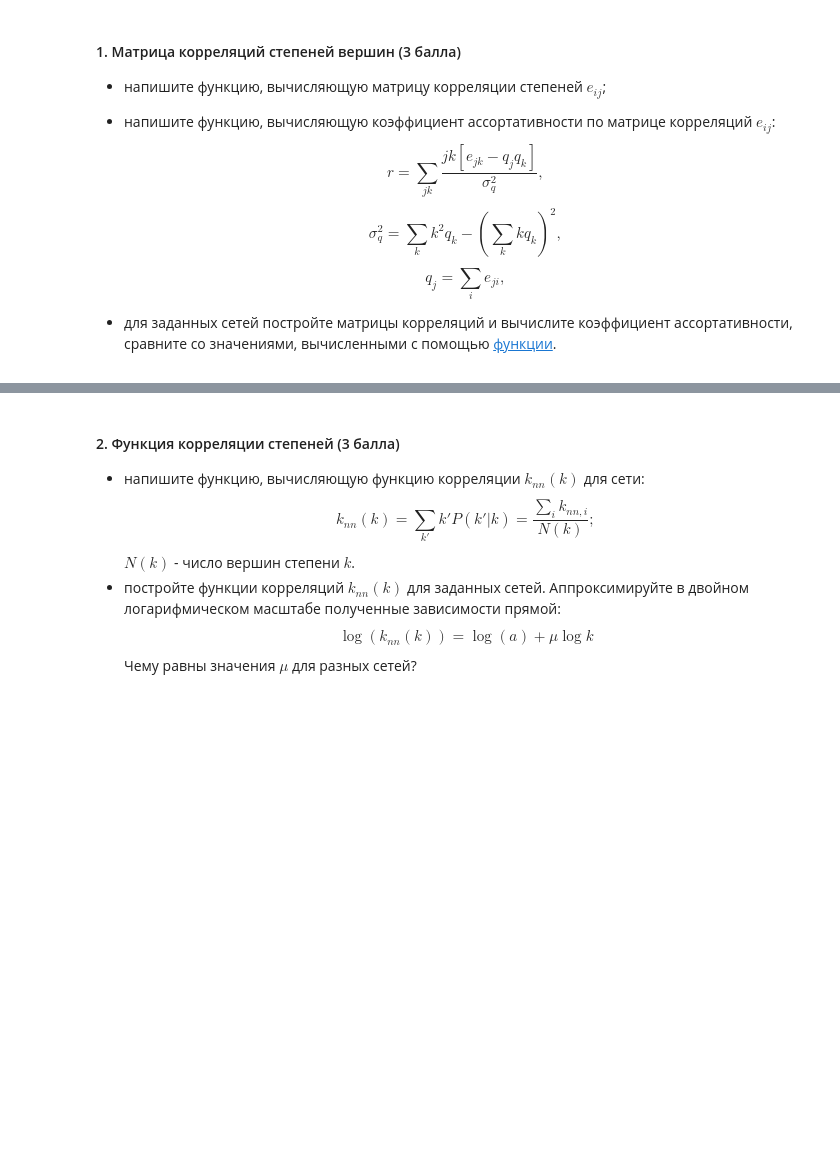
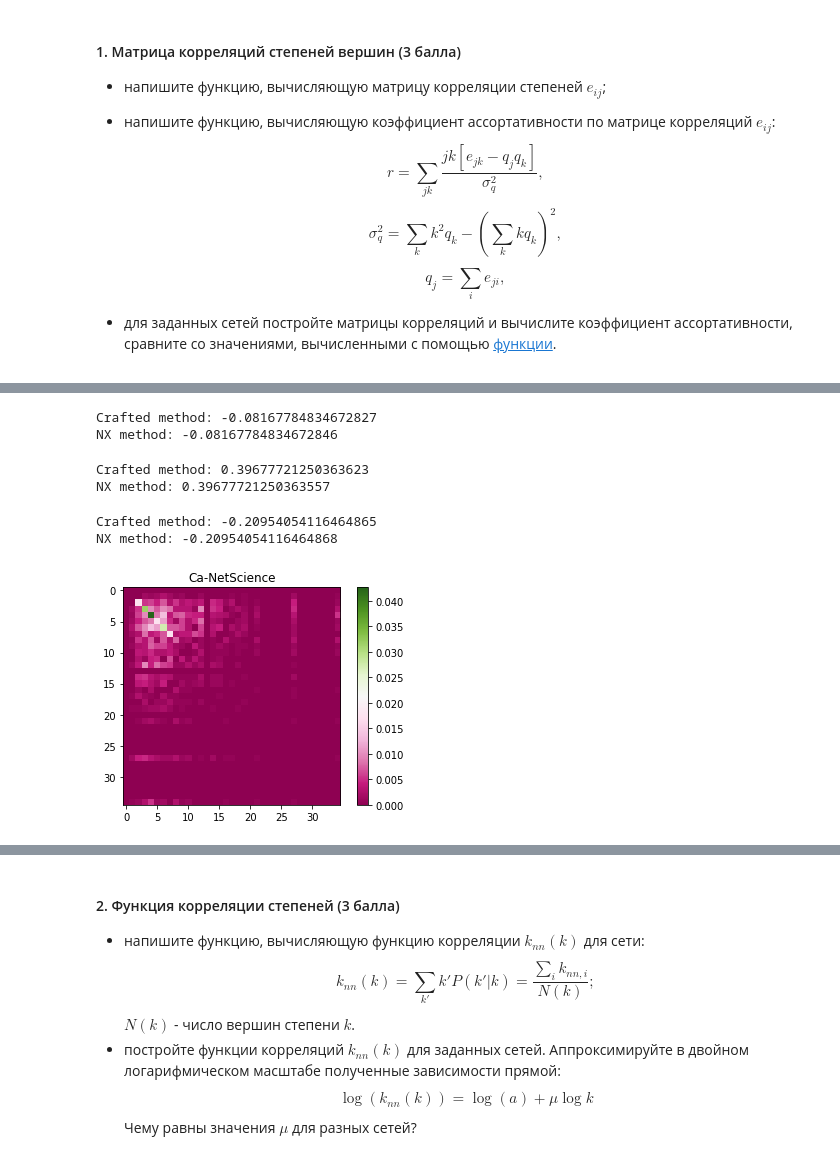
Before and after one commit to kimaril/networksch, a Jupyter notebook: notebooks/NS_Assignment_6_KimDV.ipynb, the cells around one changed output, grey strips where cells are left out. Cells and saved outputs as stored; diff of their text form; code cells hidden in the pictures; blank space fills up the shorter version.

```diff
--- a/notebooks/NS_Assignment_6_KimDV.ipynb
+++ b/notebooks/NS_Assignment_6_KimDV.ipynb
@@ -10,6 +12,6 @@ import networkx as nx
 
 * Neutral Network
 # %%
-NN = nx.read_edgelist('ca-netscience.txt')
-print(nx.degree_assortativity_coefficient(NN))
+NN = nx.read_edgelist('../data/ca-netscience.txt')
+print(round(nx.degree_assortativity_coefficient(NN), 4))
 # %% [output]
@@ -93,0 +74,25 @@ plt.colorbar()
+# %%
+compare(NN)
+# %% [output]
+Crafted method: -0.08167784834672827
+NX method: -0.08167784834672846
+# %%
+compare(AS)
+# %% [output]
+Crafted method: 0.39677721250363623
+NX method: 0.39677721250363557
+# %%
+compare(DS)
+# %% [output]
+Crafted method: -0.20954054116464865
+NX method: -0.20954054116464868
+# %%
+def viz_E(E, net_name):
+    plt.imshow(E, cmap='PiYG') # для визуализации матрицы корреляций
+    plt.title(net_name)
+    plt.colorbar()
+    plt.show()
+# %%
+viz_E(get_degree_correlation_matrix(NN), 'Ca-NetScience Neutral Network')
+# %% [output]
+[figure, added]
```
Also changed, not shown: parts of 17 cells of this notebook, 2 other files.
